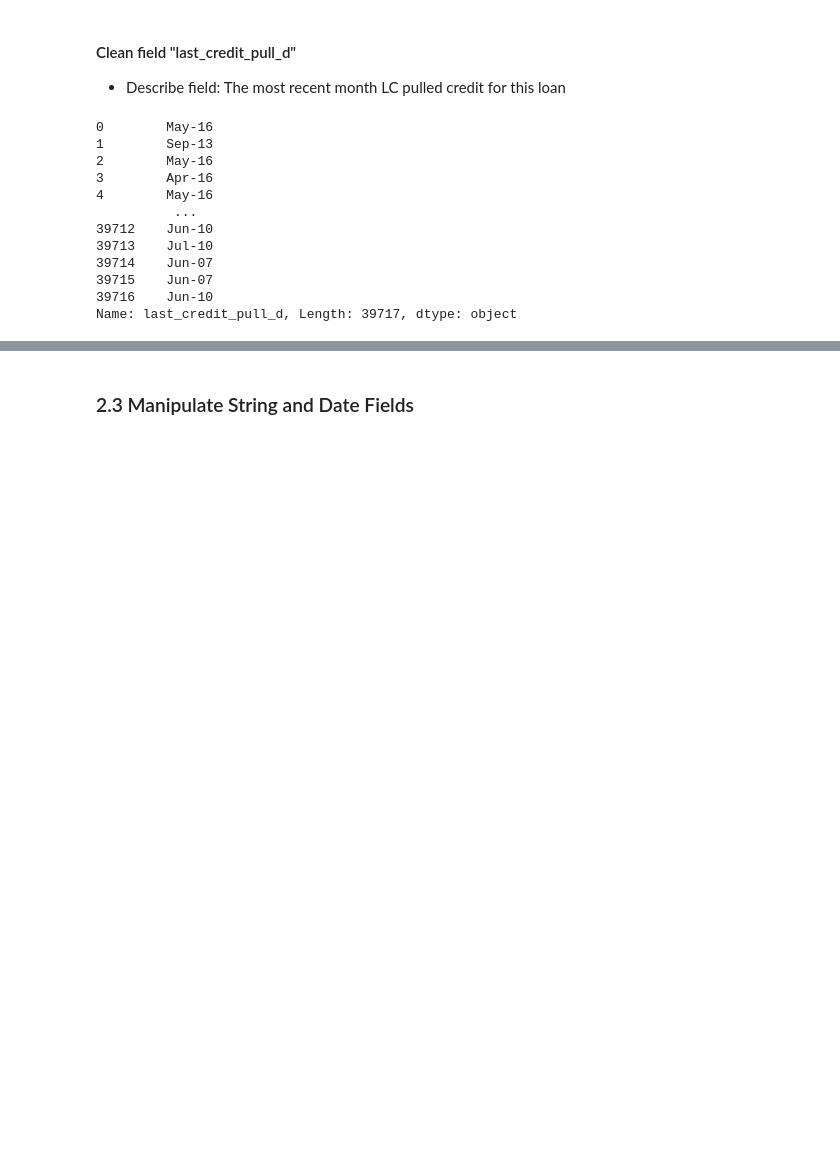
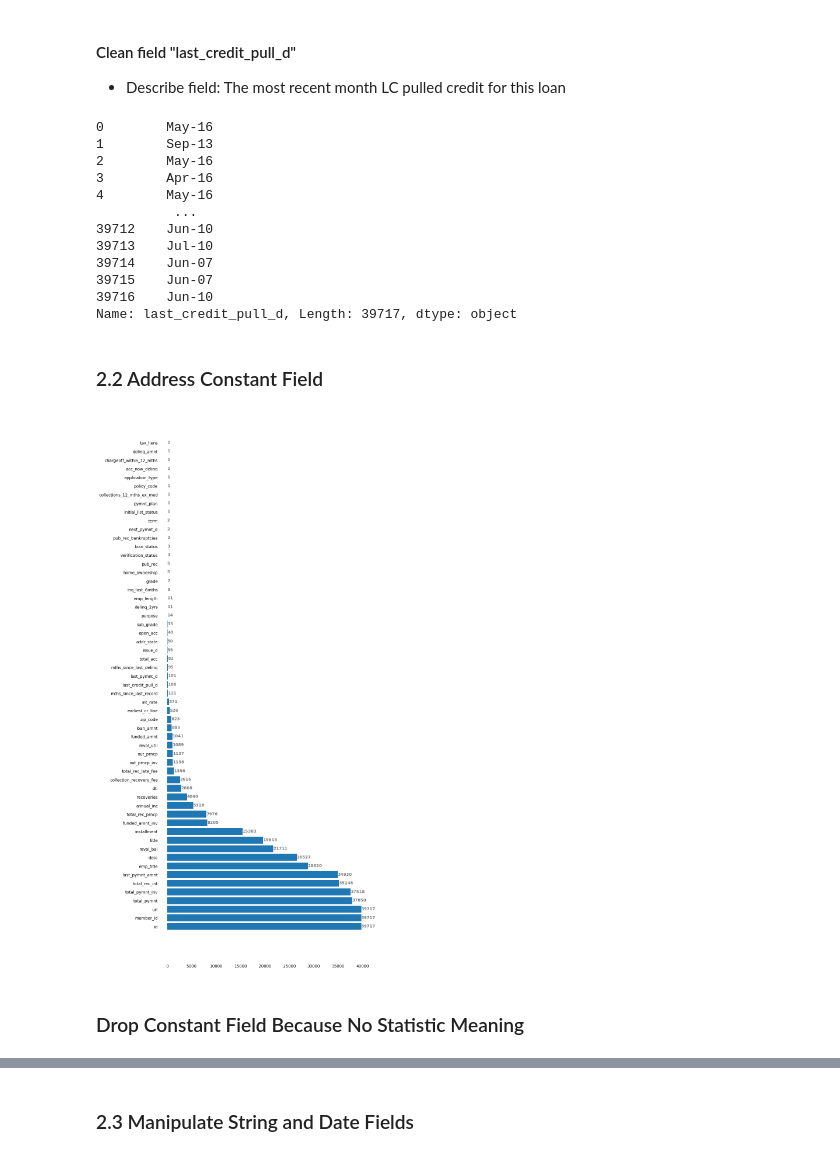
Before and after one commit to irish-luong/LandingClubCaseStudy, a Jupyter notebook: lending_club_case_study.ipynb, the cells around one changed output, grey strips where cells are left out. Cells and saved outputs as stored; diff of their text form; code cells hidden in the pictures; blank space fills up the shorter version.

```diff
--- a/lending_club_case_study.ipynb
+++ b/lending_club_case_study.ipynb
@@ -413,3 +445,44 @@ df["last_credit_pull_d"]
 39715    Jun-07
 39716    Jun-10
 Name: last_credit_pull_d, Length: 39717, dtype: object
+# %% [markdown]
+### 2.2 Address Constant Field
+# %%
+constant_df = df.nunique().to_frame(name='unique_value')
+constant_df = constant_df.reset_index()
+constant_df = constant_df.rename(columns={'index': 'field'}).sort_values(by='unique_value', ascending=True)
+
+# Figure Size
+fig, ax = plt.subplots(figsize =(9, 24))
+
+# Horizontal Bar Plot
+ax.barh(constant_df["field"], constant_df["unique_value"])
+
+# Remove axes splines
+for s in ['top', 'bottom', 'left', 'right']:
+    ax.spines[s].set_visible(False)
+
+# Remove x, y Ticks
+ax.xaxis.set_ticks_position('none')
+ax.yaxis.set_ticks_position('none')
+
+# Add padding between axes and labels
+ax.xaxis.set_tick_params(pad = 20)
+ax.yaxis.set_tick_params(pad = 20)
+
+# Show top values
+ax.invert_yaxis()
+
+# Add annotation to bars
+for i in ax.patches:
+    plt.text(i.get_width()+0.2, i.get_y()+0.5,
+             str(round((i.get_width()), 2)),
+             fontsize = 10, fontweight ='bold',
+             color ='grey')
+
+
+plt.show()
+# %% [output]
+[figure, added]
+# %% [markdown]
+### Drop Constant Field Because No Statistic Meaning
```
Also changed, not shown: parts of 12 cells of this notebook, 2 other files.
